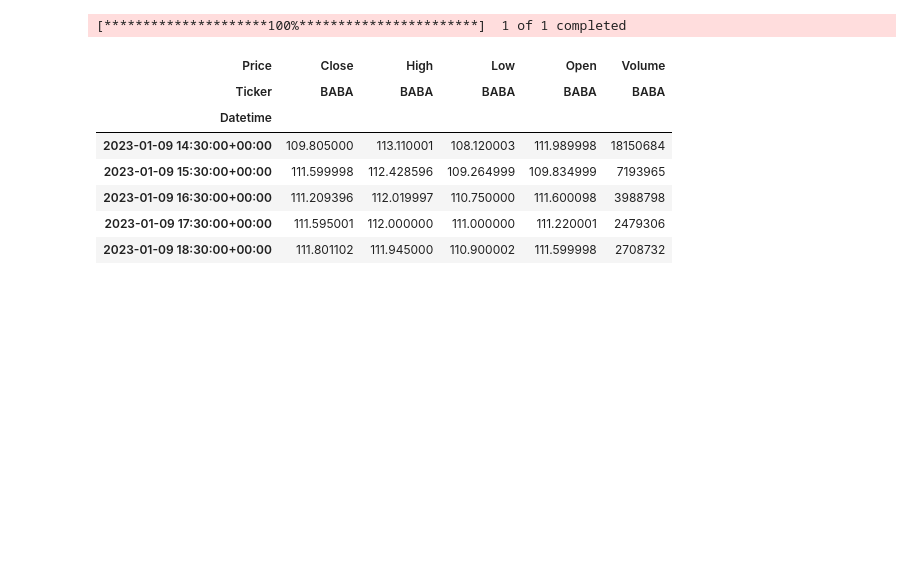
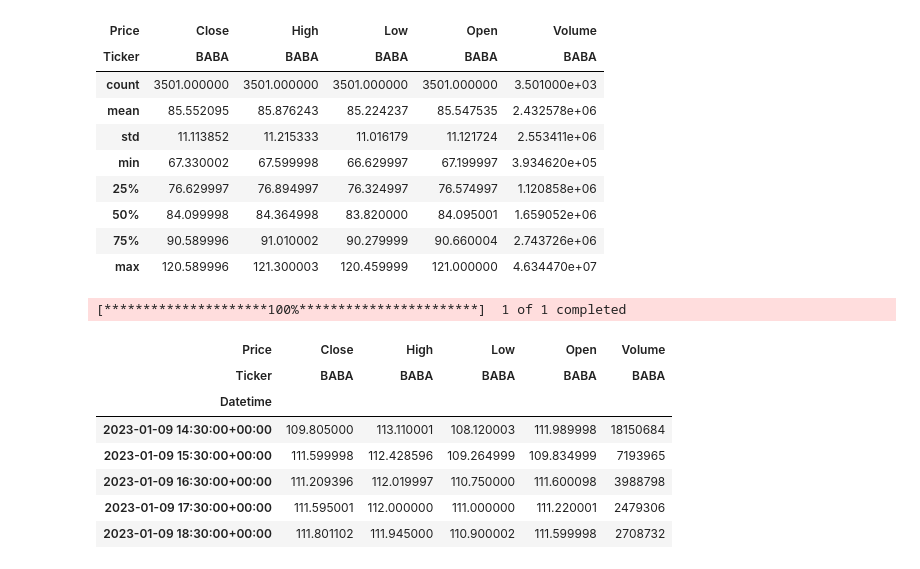
Before and after one commit to surak-alf/STOCK, a Jupyter notebook: notebooks/BABA_MEDIUM.ipynb, the cells around one changed output. Cells and saved outputs as stored; diff of their text form; code cells hidden in the pictures; blank space fills up the shorter version.

```diff
--- a/notebooks/BABA_MEDIUM.ipynb
+++ b/notebooks/BABA_MEDIUM.ipynb
@@ -13,3 +15,5 @@ scripts_dir = os.path.join(current_dir, 'scripts')
 sys.path.append(scripts_dir)
 # %%
 from EDA import download_stock_data
+# %%
+tm_medium_data = download_stock_data("BABA", "2y", "1h")
@@ -16,3 +52,16 @@ from EDA import download_stock_data
+# %%
+tm_medium_data.describe()
+# %% [output]
+| Price | Close | High | Low | Open | Volume |
+| Ticker | BABA | BABA | BABA | BABA | BABA |
+| count | 3501.000000 | 3501.000000 | 3501.000000 | 3501.000000 | 3.501000e+03 |
+| mean | 85.552095 | 85.876243 | 85.224237 | 85.547535 | 2.432578e+06 |
+| std | 11.113852 | 11.215333 | 11.016179 | 11.121724 | 2.553411e+06 |
+| min | 67.330002 | 67.599998 | 66.629997 | 67.199997 | 3.934620e+05 |
+| 25% | 76.629997 | 76.894997 | 76.324997 | 76.574997 | 1.120858e+06 |
+| 50% | 84.099998 | 84.364998 | 83.820000 | 84.095001 | 1.659052e+06 |
+| 75% | 90.589996 | 91.010002 | 90.279999 | 90.660004 | 2.743726e+06 |
+| max | 120.589996 | 121.300003 | 120.459999 | 121.000000 | 4.634470e+07 |
 # %%
 baba_data = download_stock_data("BABA", "2y", "1h")
 # %% [output]
```
Also changed, not shown: parts of 5 cells of this notebook, 8 other files.
